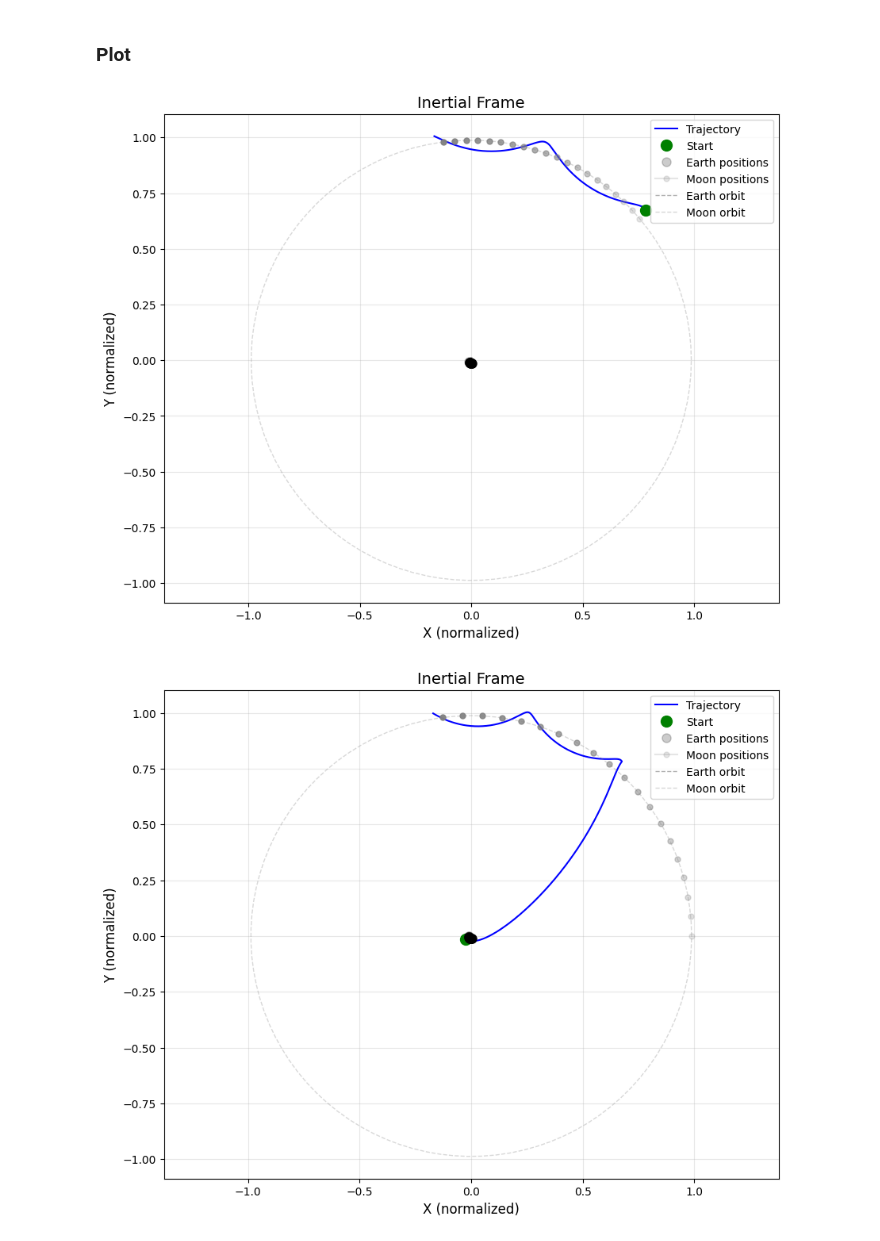
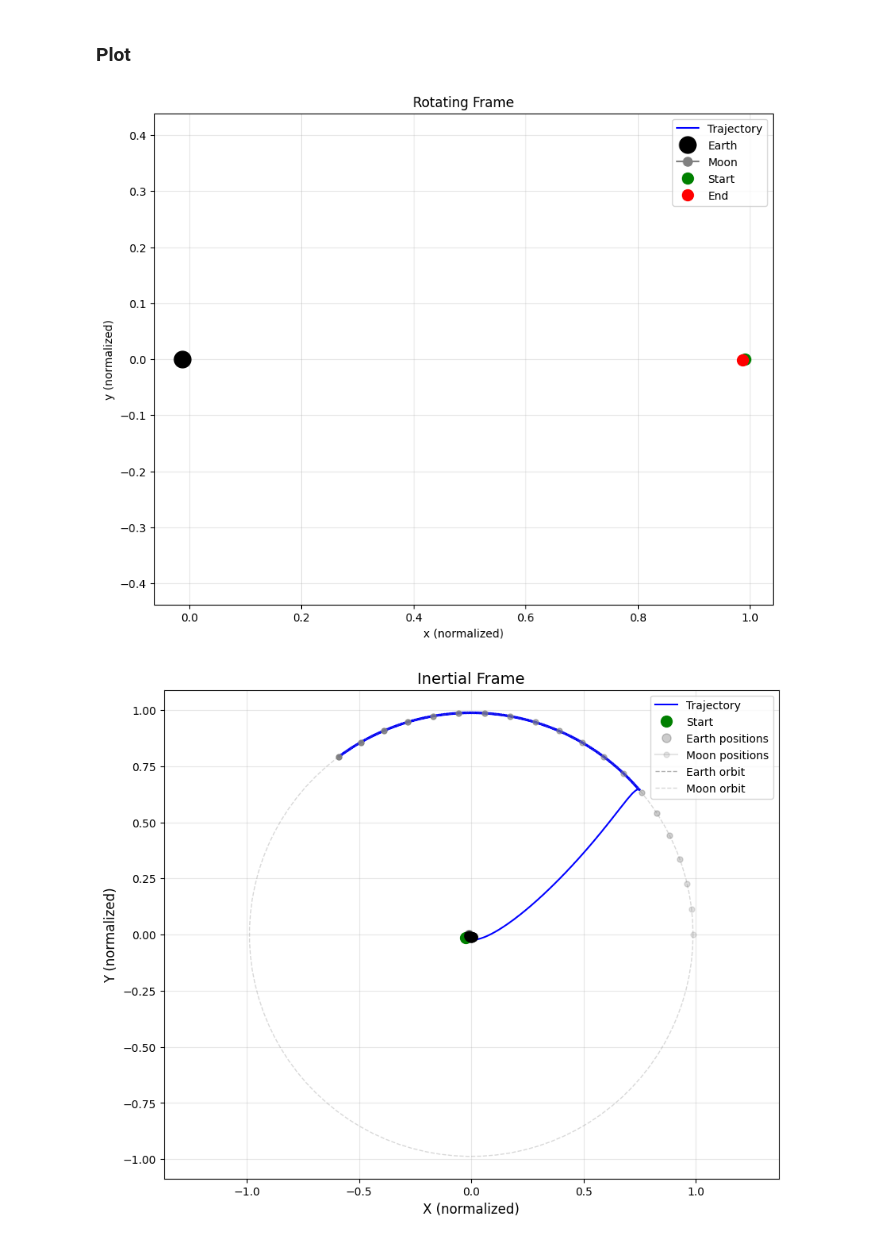
Before and after one commit to samcoulthurst/TrajectoryOptimizer, a Jupyter notebook: notebooks/results_viewer.ipynb, the cells around one changed output. Cells and saved outputs as stored; diff of their text form; code cells hidden in the pictures.

Commit message:
New Optimals

```diff
--- a/notebooks/results_viewer.ipynb
+++ b/notebooks/results_viewer.ipynb
@@ -53,5 +54,3 @@ optimals = np.load("grid_search_results.npy")
-# %%
-optimals = np.array([3.95, 3.05, 0.12, 0.7])
 # %%
 optimal_theta = optimals[0]
 optimal_delta_v = optimals[1]
@@ -103,7 +102,7 @@ plot_trajectory(states, em.mu, t_eval, frame="Inertial")
 moon_f = np.array([1-em.mu,0,0,0,0,0])
 moon_f_inertial = em.rotating_to_inertial(moon_f,tof)
 
-tof_llo = 1
+tof_llo = 1.5
 t_eval_llo = np.arange(tof, tof+tof_llo, 1e-3) # Starts at the end of the previous trajectory,
 #ends at tof+tof_llo, with a step of 1e-3 seconds
 
@@ -112,13 +111,13 @@ states_llo_rotating = em.trajectory_inertial_to_rotating(states_llo_inertial, t_
 # %% [markdown]
 ### Plot
 # %%
-plot_trajectory(states_llo_rotating, em.mu, t_eval_llo, frame="Inertial")
+plot_trajectory(states_llo_rotating, em.mu, t_eval_llo, frame="Rotating")
 # %% [output]
-[figure, old version]
+[figure, new version]
 # %%
 states_full = np.concatenate((states, states_llo_rotating), axis=1) # Concatenate the two trajectories along the time axis (columns)
 t_full = np.arange(0, tof+tof_llo, 1e-3) # Starts at 0, ends at tof+tof_llo, with a step of 1e-3 seconds
 # %%
 plot_trajectory(states_full, em.mu, t_full, frame="Inertial")
 # %% [output]
-[figure, old version]
+[figure, new version]
```
Also changed, not shown: parts of 5 cells of this notebook, 6 other files.
